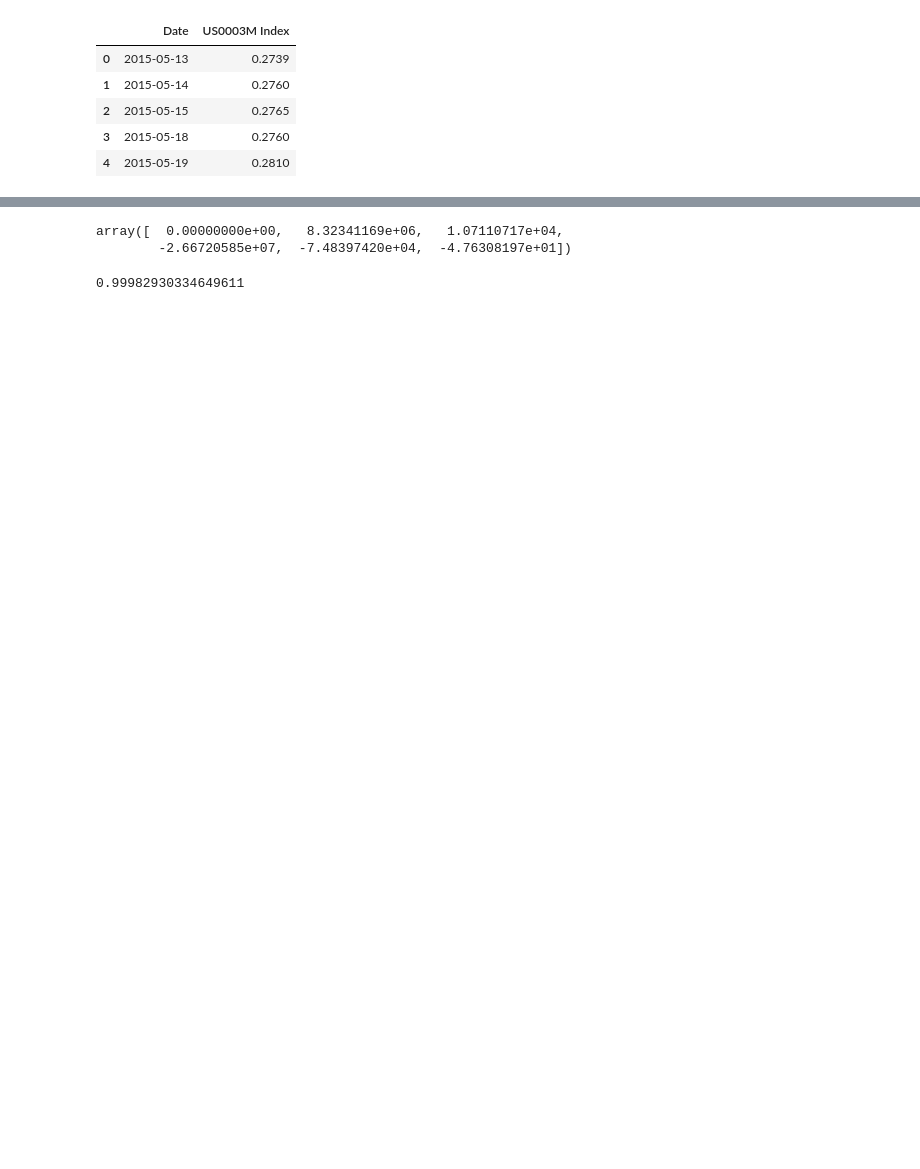
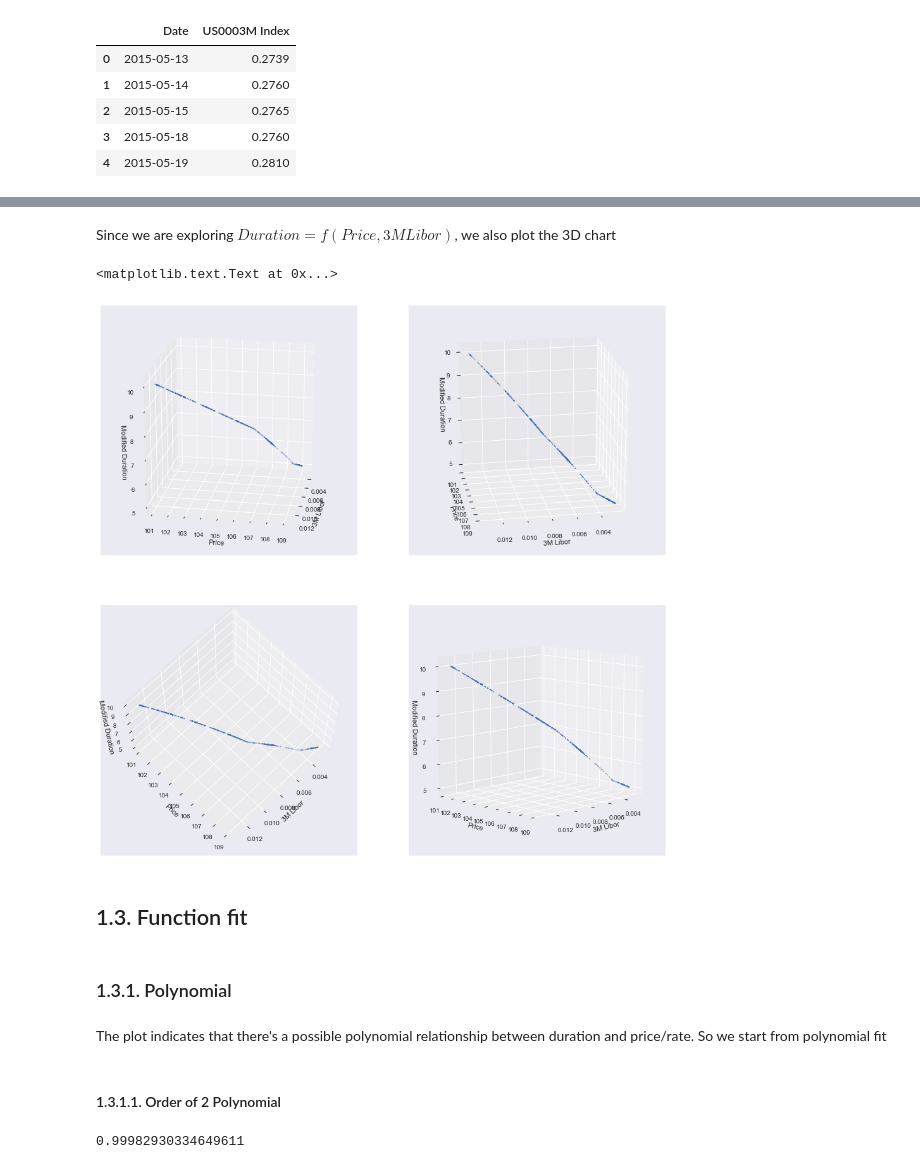
Before and after one commit to JerryDeveloper/MBSEmpiricalDuration, a Jupyter notebook: Week 4 Report - Function Form Fitting on Simulated Price and Duration.ipynb, the cells around one changed output, grey strips where cells are left out. Cells and saved outputs as stored; diff of their text form; code cells hidden in the pictures; blank space fills up the shorter version.

```diff
--- a/Week 4 Report - Function Form Fitting on Simulated Price and Duration.ipynb
+++ b/Week 4 Report - Function Form Fitting on Simulated Price and Duration.ipynb
@@ -203,0 +192,40 @@ def poly2Var(duration,priceC,R,deg):
+# %% [markdown]
+Since we are exploring $Duration = f(Price, 3M Libor)$, we also plot the 3D chart
+# %%
+fig = plt.figure(figsize = (16, 16))
+ax1 = fig.add_subplot(221, projection='3d')
+ax1.scatter(xs=R, ys=priceC, zs=duration_m, s = 3)
+ax1.view_init(20, 10)
+ax1.set_xlabel('3M Libor')
+ax1.set_ylabel('Price')
+ax1.set_zlabel('Modified Duration')
+
+ax2 = fig.add_subplot(222, projection='3d')
+ax2.scatter(xs=R, ys=priceC, zs=duration_m, s = 3)
+ax2.view_init(20, 80)
+ax2.set_xlabel('3M Libor')
+ax2.set_ylabel('Price')
+ax2.set_zlabel('Modified Duration')
+
+ax3 = fig.add_subplot(223, projection='3d')
+ax3.scatter(xs=R, ys=priceC, zs=duration_m, s = 3)
+ax3.view_init(70, 45)
+ax3.set_xlabel('3M Libor')
+ax3.set_ylabel('Price')
+ax3.set_zlabel('Modified Duration')
+
+ax4 = fig.add_subplot(224, projection='3d')
+ax4.scatter(xs=R, ys=priceC, zs=duration_m, s = 3)
+ax4.view_init(10, 45)
+ax4.set_xlabel('3M Libor')
+ax4.set_ylabel('Price')
+ax4.set_zlabel('Modified Duration')
+# %% [output]
+<matplotlib.text.Text at 0x...>
+[figure, added]
+# %% [markdown]
+## 1.3. Function fit
+# %% [markdown]
+### 1.3.1. Polynomial
+# %% [markdown]
+The plot indicates that there's a possible polynomial relationship between duration and price/rate. So we start from polynomial fit
@@ -204 +284,3 @@ def poly2Var(duration,priceC,R,deg):
+# %% [markdown]
+#### 1.3.1.1. Order of 2 Polynomial
 # %%
@@ -206,8 +288,3 @@ coef,fit,r2=poly2Var(duration,priceC,R,2)
-# %%
-coef
-# %% [output]
-array([  0.00000000e+00,   8.32341169e+06,   1.07110717e+04,
-        -2.66720585e+07,  -7.48397420e+04,  -4.76308197e+01])
 # %%
 r2
 # %% [output]
```
Also changed, not shown: parts of 54 cells of this notebook.
